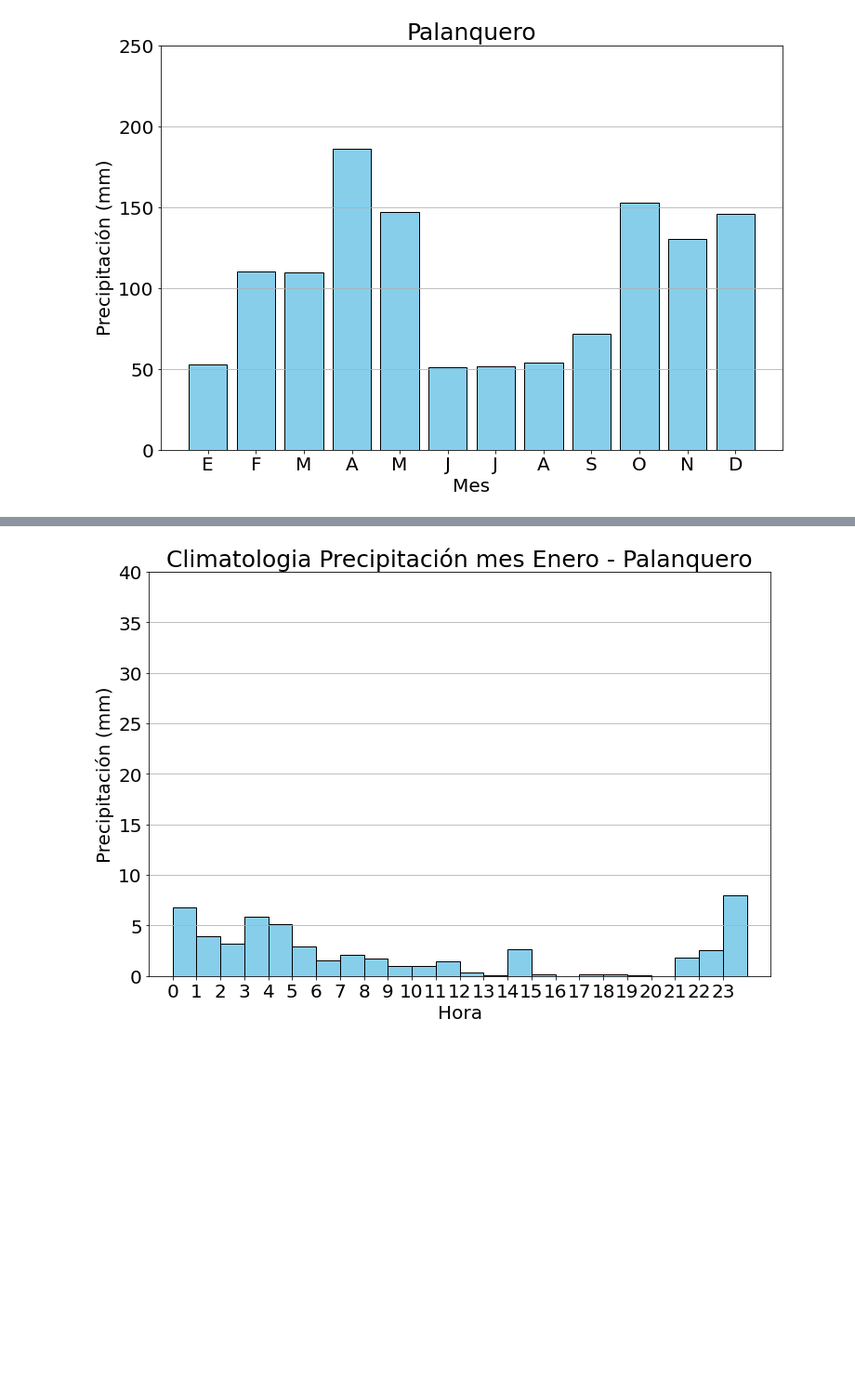
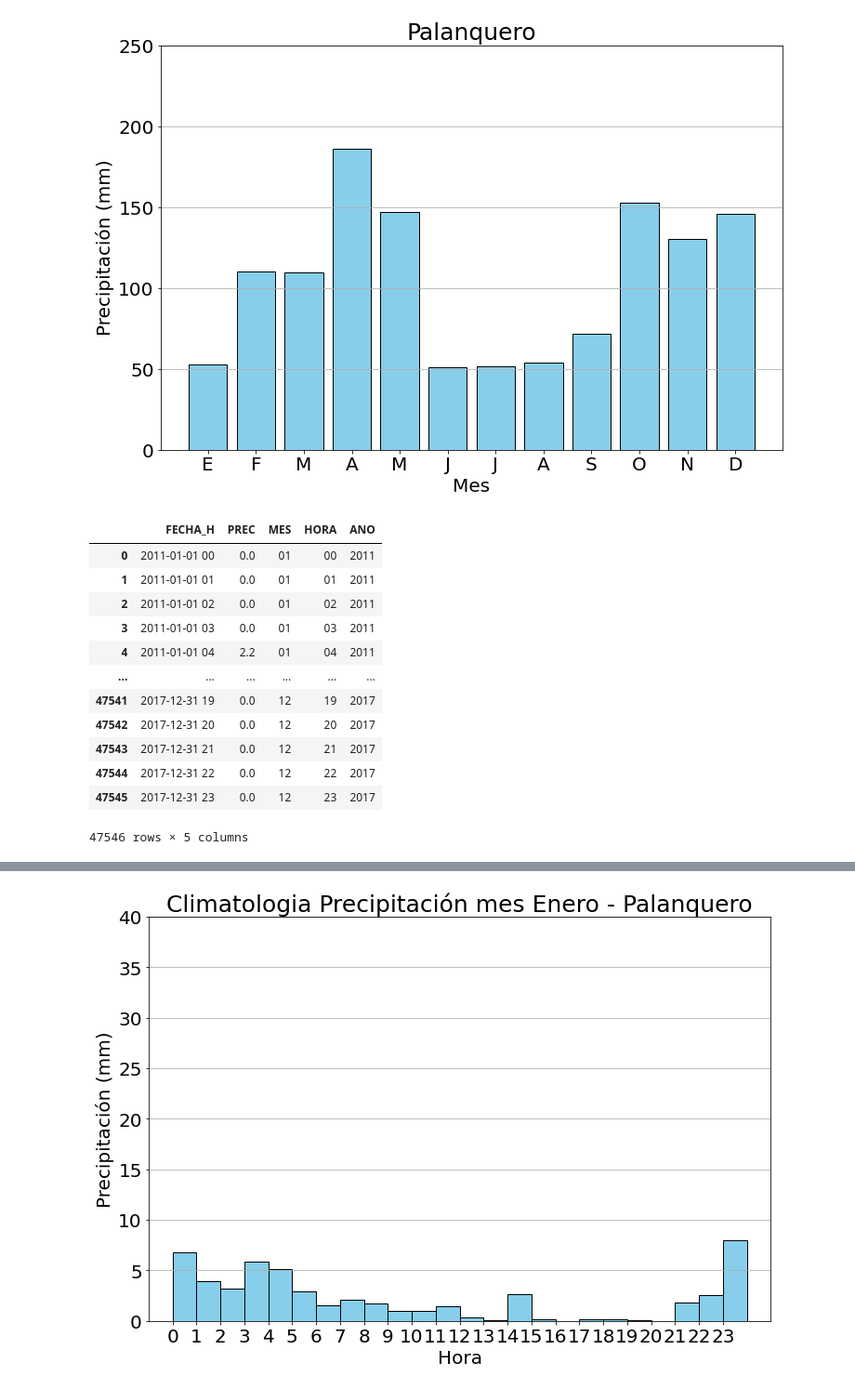
Before and after one commit to chris051091/Tesis_Maestr-a, a Jupyter notebook: climatologia/src/palanquero/Climatologia_Precipitación_Palanquero.ipynb, the cells around one changed output, grey strips where cells are left out. Shown at 93% size. Cells and saved outputs as stored; diff of their text form; code cells hidden in the pictures; blank space fills up the shorter version.

```diff
--- a/climatologia/src/palanquero/Climatologia_Precipitación_Palanquero.ipynb
+++ b/climatologia/src/palanquero/Climatologia_Precipitación_Palanquero.ipynb
@@ -115,3 +115,19 @@ def plot_per_month(df, titulo, name_to_save):
 plot_per_month(dfmes, f'{NOMBRE_ESTACION.capitalize()}', f'climatologia_{VARIABLE.lower()}_{NOMBRE_ESTACION}_por_meses.png')
 # %% [output]
 [figure]
+# %%
+df
+# %% [output]
+|  | FECHA_H | PREC | MES | HORA | ANO |
+| 0 | 2011-01-01 00 | 0.0 | 01 | 00 | 2011 |
+| 1 | 2011-01-01 01 | 0.0 | 01 | 01 | 2011 |
+| 2 | 2011-01-01 02 | 0.0 | 01 | 02 | 2011 |
+| 3 | 2011-01-01 03 | 0.0 | 01 | 03 | 2011 |
+| 4 | 2011-01-01 04 | 2.2 | 01 | 04 | 2011 |
+| ... | ... | ... | ... | ... | ... |
+| 47541 | 2017-12-31 19 | 0.0 | 12 | 19 | 2017 |
+| 47542 | 2017-12-31 20 | 0.0 | 12 | 20 | 2017 |
+| 47543 | 2017-12-31 21 | 0.0 | 12 | 21 | 2017 |
+| 47544 | 2017-12-31 22 | 0.0 | 12 | 22 | 2017 |
+| 47545 | 2017-12-31 23 | 0.0 | 12 | 23 | 2017 |
+47546 rows × 5 columns
```
Also changed, not shown: parts of 4 cells of this notebook.
